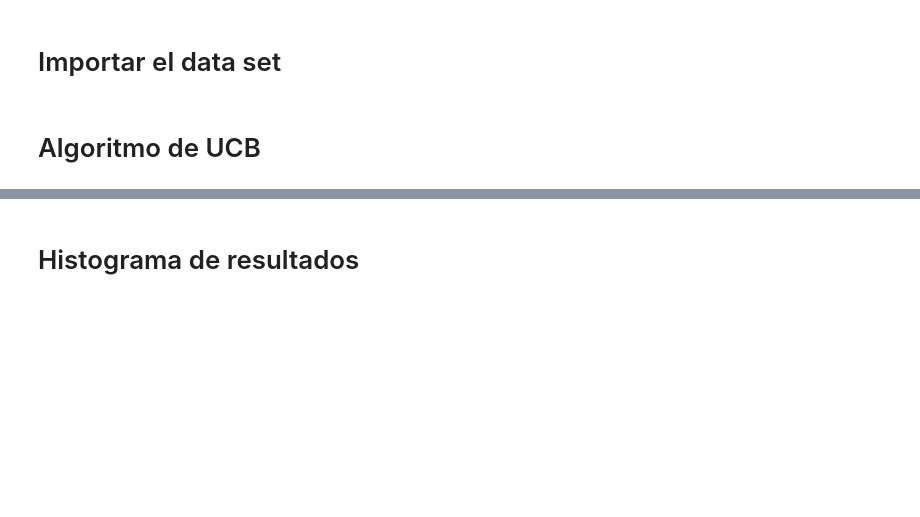
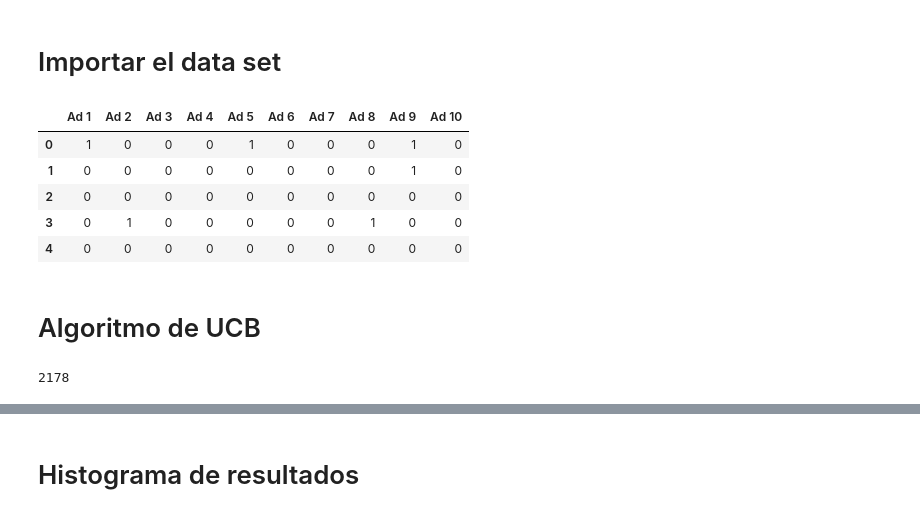
Before and after one commit to pacomm5/Plantillas, a Jupyter notebook: UPPER_CONFIDENCE_BOUND_UCB.ipynb, the cells around one changed output, grey strips where cells are left out. Cells and saved outputs as stored; diff of their text form; code cells hidden in the pictures; blank space fills up the shorter version.

```diff
--- a/UPPER_CONFIDENCE_BOUND_UCB.ipynb
+++ b/UPPER_CONFIDENCE_BOUND_UCB.ipynb
@@ -45,5 +54,17 @@ import pandas as pd
 # Importar el data set
 # %%
 dataset = pd.read_csv('/content/machinelearning-az/datasets/Part 6 - Reinforcement Learning/Section 32 - Upper Confidence Bound (UCB)/Ads_CTR_Optimisation.csv')
+# %%
+dataset.head(5)
+# esto es un caso de marketing. vemos un total de 10 anuncios por ejemplo de un mismo coche. , se colgaron los anuncios y cada usuario botó cuales le gustaban más o cuales tuvo más click.
+# se fueron mostrando todos los anuncios a cada usuario e hizo click en los que pone 1
+# todo son variables independientes.
+# %% [output]
+|  | Ad 1 | Ad 2 | Ad 3 | Ad 4 | Ad 5 | Ad 6 | Ad 7 | Ad 8 | Ad 9 | Ad 10 |
+| 0 | 1 | 0 | 0 | 0 | 1 | 0 | 0 | 0 | 1 | 0 |
+| 1 | 0 | 0 | 0 | 0 | 0 | 0 | 0 | 0 | 1 | 0 |
+| 2 | 0 | 0 | 0 | 0 | 0 | 0 | 0 | 0 | 0 | 0 |
+| 3 | 0 | 1 | 0 | 0 | 0 | 0 | 0 | 1 | 0 | 0 |
+| 4 | 0 | 0 | 0 | 0 | 0 | 0 | 0 | 0 | 0 | 0 |
 # %% [markdown]
 # Algoritmo de UCB
@@ -76,0 +101,4 @@ for n in range(0, N):
+# %%
+total_reward # esto quiere decir que de todos los usuarios que se les ha mostrado han hecho click 2178 veces
+# %% [output]
+2178
```
Also changed, not shown: parts of 7 cells of this notebook.
